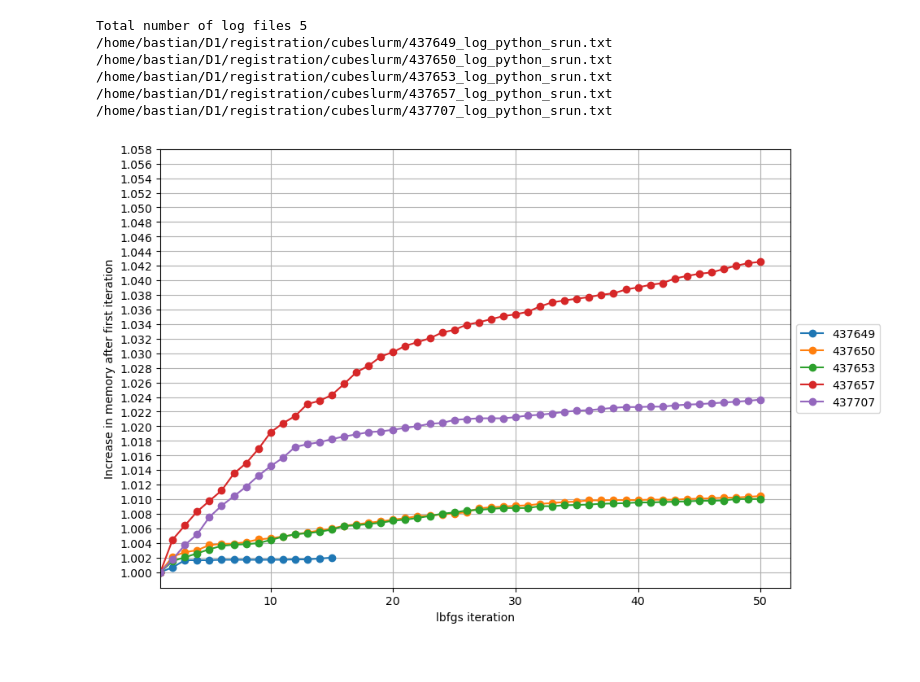
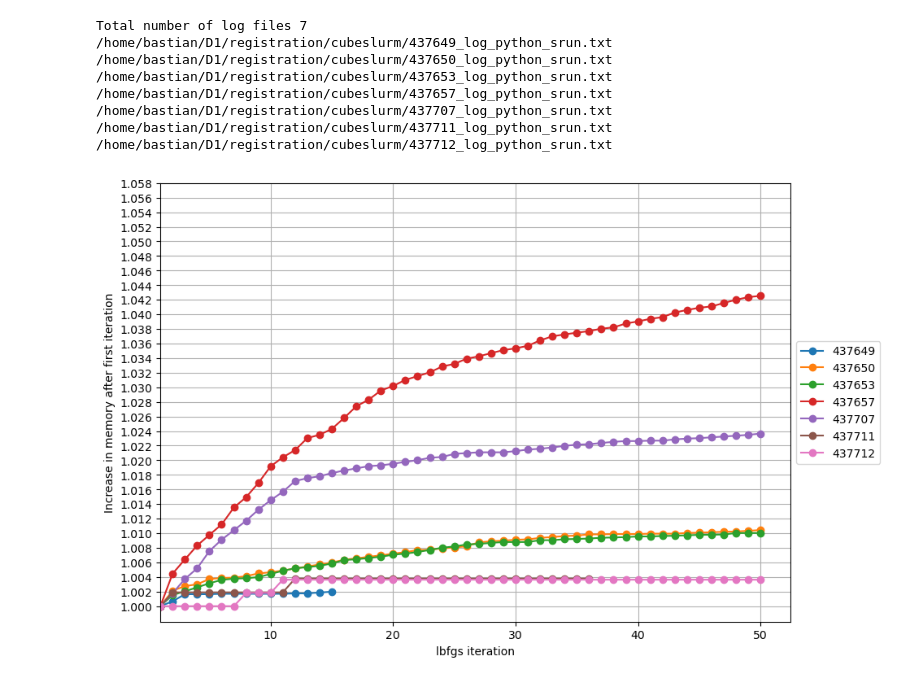
Before and after one commit to JohannesHaubner/mapMRI, a Jupyter notebook: examples/debugging/mem.ipynb, the cells around one changed output. Cells and saved outputs as stored; diff of their text form; code cells hidden in the pictures.

```diff
--- a/examples/debugging/mem.ipynb
+++ b/examples/debugging/mem.ipynb
@@ -28,7 +28,7 @@ slurmids.remove(437586)
 slurmids = set(slurmids)
 
 slurmids = [# 437606,
-            437649, 437650, 437653, 437657, 437707]
+            437649, 437650, 437653, 437657, 437707, 437711, 437712]
 
 print("Total number of log files", len(slurmids))
 
@@ -90,32 +90,34 @@ for slurmid in slurmids:
 
     fac = 1 + 0 * mema[0,1]
     fac = mema[0,1]
 
     mema[:,0] -= 1
 
     plt.plot(mema[:,0], mema[:,1] / fac, marker=marker,
             # color=color, linestyle=linestyle,
             # label="maxcor="+res[1] + "," + res[2].replace("none", "no preconditioning").replace("preconditioning_nosmoothen", "preconditioning = nosmoothen"),
             label=outfoldername + str(slurmid),
             # label=slurmid,
             )
     plt.legend()
 
 plt.xlabel("lbfgs iteration")
 if fac == 1:
     plt.ylabel("memory (TB)")
 else:
     plt.ylabel("Increase in memory after first iteration")
 plt.xlim(1, None)
 plt.yticks([1 + x /1000 for x in range(0, 60, 2)])
 plt.grid()
 ax.legend(loc='center left', bbox_to_anchor=(1, 0.5))
 plt.show()
 # %% [output]
-Total number of log files 5
+Total number of log files 7
 /home/bastian/D1/registration/cubeslurm/437649_log_python_srun.txt
 /home/bastian/D1/registration/cubeslurm/437650_log_python_srun.txt
 /home/bastian/D1/registration/cubeslurm/437653_log_python_srun.txt
 /home/bastian/D1/registration/cubeslurm/437657_log_python_srun.txt
 /home/bastian/D1/registration/cubeslurm/437707_log_python_srun.txt
+/home/bastian/D1/registration/cubeslurm/437711_log_python_srun.txt
+/home/bastian/D1/registration/cubeslurm/437712_log_python_srun.txt
-[figure, old version]
+[figure, new version]
```
Also changed, not shown: 2 other files.
